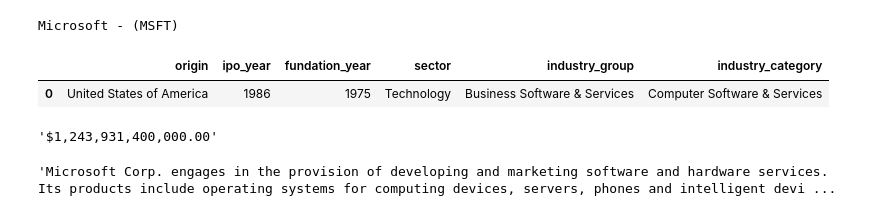
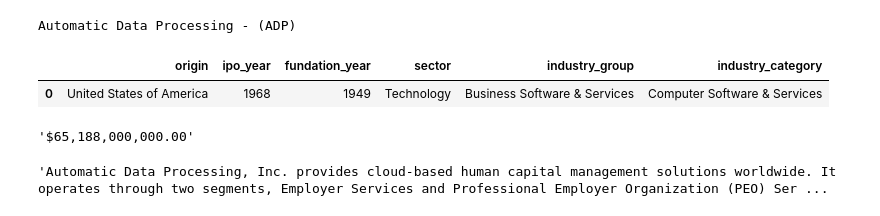
Before and after one commit to bresends/stock_analisys, a Jupyter notebook: notebooks/plots.ipynb, the cells around one changed output. Drawn from its saved outputs; the diff is of its cells as text; code cells hidden in the pictures.

```diff
--- a/notebooks/plots.ipynb
+++ b/notebooks/plots.ipynb
@@ -49,11 +49,11 @@ def print_all_plots(ticker):
     bastter_capex(ticker)
     morning_star_eficiency(ticker)
 # %%
-basic_info('MSFT')
+basic_info('ADP')
 # %% [output]
-Microsoft - (MSFT)
+Automatic Data Processing - (ADP)
 |  | origin | ipo_year | fundation_year | sector | industry_group | industry_category |
-| 0 | United States of America | 1986 | 1975 | Technology | Business Software & Services | Computer Software & Services |
+| 0 | United States of America | 1968 | 1949 | Technology | Business Software & Services | Computer Software & Services |
-'$1,243,931,400,000.00'
+'$65,188,000,000.00'
-'Microsoft Corp. engages in the provision of developing and marketing software and hardware services. Its products include operating systems for computing devices, servers, phones and intelligent devi ...
+'Automatic Data Processing, Inc. provides cloud-based human capital management solutions worldwide. It operates through two segments, Employer Services and Professional Employer Organization (PEO) Ser ...
 # %%
```
Also changed, not shown: parts of 1 cell of this notebook, 3 other files.
